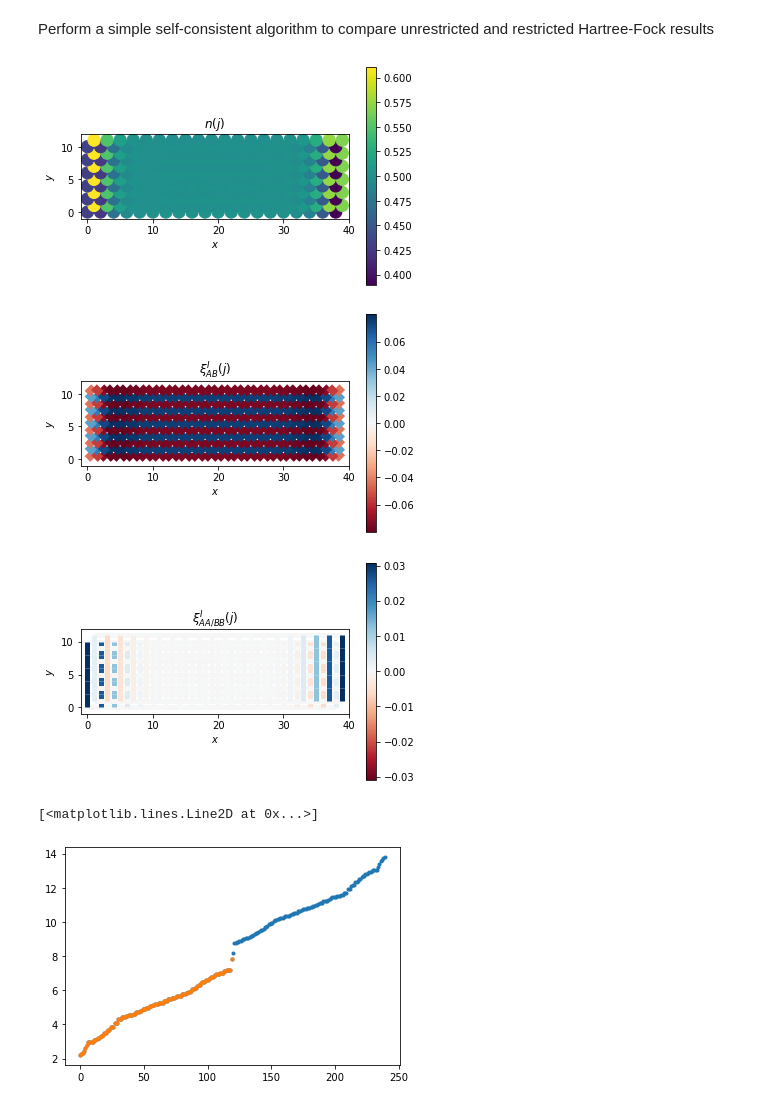
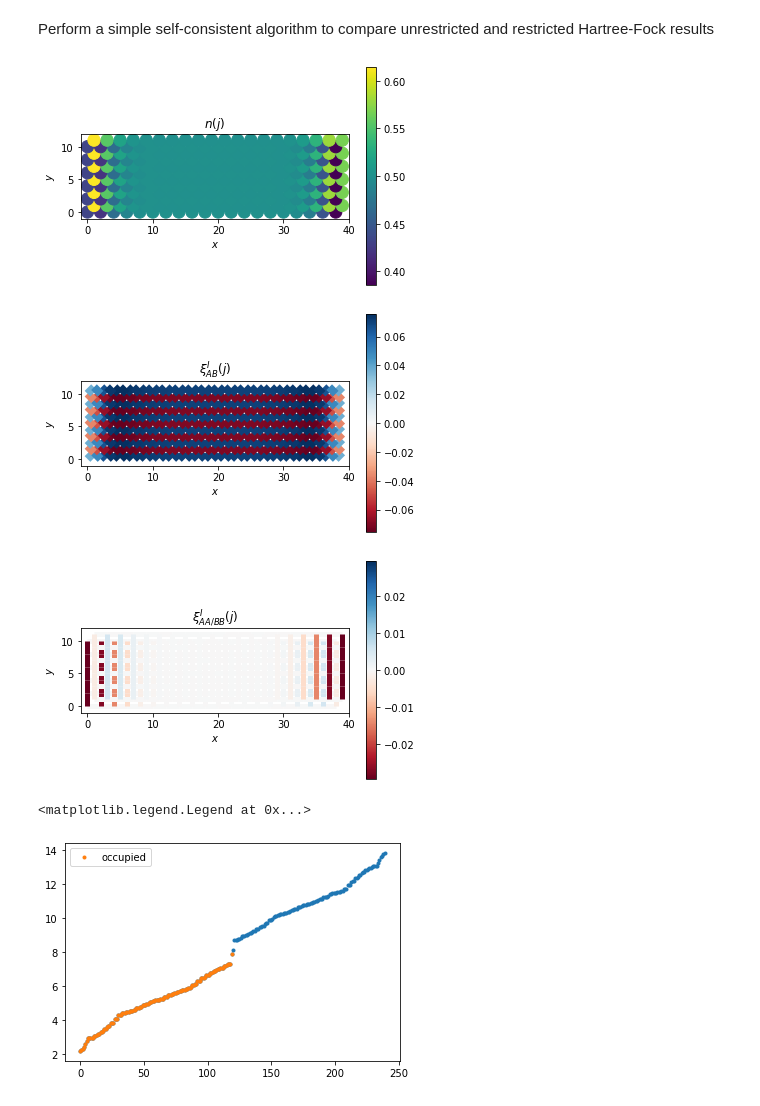
Before and after one commit to SergiJulia94/topological_mott_insulator, a Jupyter notebook: index.ipynb, the cells around one changed output. Drawn from its saved outputs; the diff is of its cells as text; code cells hidden in the pictures.

```diff
--- a/index.ipynb
+++ b/index.ipynb
@@ -37,7 +37,7 @@ beta = 1E+5
 
 un_mf = checkerboard_lattice_un(nx=nx,ny=ny,t0=-1, jax=jax, jay=jay,
 		                        jbx=jbx, jby=jby, v1=v1, v2=v2,
-		                        beta=beta, cell_filling=cf, phix=phix, phiy=phiy, cylinder=True, field=0.01*1j, induce='nothing', border=True)
+		                        beta=beta, cell_filling=cf, phix=phix, phiy=phiy, cylinder=True, field=0.0*1j, induce='nothing', border=True)
 
 re_mf = checkerboard_lattice_4unitcell(nx=nx,ny=ny,t0=t0,jax=jax, jay=jay,
 		                        jbx=jbx, jby=jby, v1=v1, v2=v2,
@@ -66,7 +66,7 @@ fig.colorbar(sc)
 plt.title(r'$n(j)$')
 plt.show()
 # %% [output]
-[figure, old version]
+[figure, new version]
 # %%
 fig  = plt.figure()
 ax = fig.add_subplot()
@@ -87,7 +87,7 @@ ax.set_aspect('equal')
 plt.title(r'$\xi_{AB}^I(j)$')
 plt.show()
 # %% [output]
-[figure, old version]
+[figure, new version]
 # %%
 fig  = plt.figure()
 ax = fig.add_subplot()
@@ -131,10 +131,11 @@ ax.set_aspect('equal')
 plt.title(r'$\xi_{AA/BB}^I(j)$')
 plt.show()
 # %% [output]
-[figure, old version]
+[figure, new version]
 # %%
 plt.plot(un_mf.energies,'.')
-plt.plot(un_mf.energies_fermi,'.')
+plt.plot(un_mf.energies_fermi,'.', label='occupied')
+plt.legend()
 # %% [output]
-[<matplotlib.lines.Line2D at 0x...>]
+<matplotlib.legend.Legend at 0x...>
-[figure, old version]
+[figure, new version]
```
Also changed, not shown: 2 other files.
